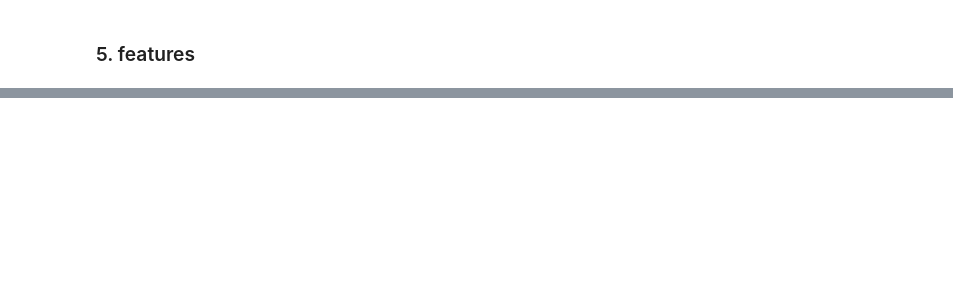
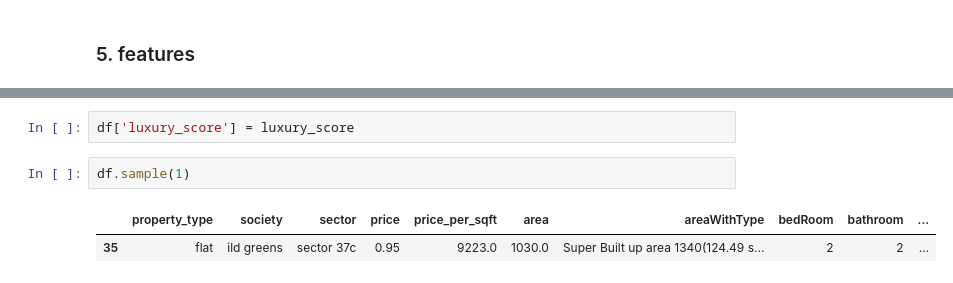
Before and after one commit to Apurba1903/Machine_Learning_Based_Real_Estate_System, a Jupyter notebook: FeatureEngineering/feature_engineering.ipynb, the cells around one changed output, grey strips where cells are left out. Saved outputs shown, nothing was run; the diff lists cells and outputs as text; blank space fills up the shorter version.

```diff
--- a/FeatureEngineering/feature_engineering.ipynb
+++ b/FeatureEngineering/feature_engineering.ipynb
@@ -471,0 +666,7 @@ df.sample(5)[['furnishDetails', 'furnishing_type']]
+# %%
+df['luxury_score'] = luxury_score
+# %%
+df.sample(1)
+# %% [output]
+|  | property_type | society | sector | price | price_per_sqft | area | areaWithType | bedRoom | bathroom | ... |
+| 35 | flat | ild greens | sector 37c | 0.95 | 9223.0 | 1030.0 | Super Built up area 1340(124.49 s... | 2 | 2 | ... |
```
Also changed, not shown: parts of 21 cells of this notebook.
